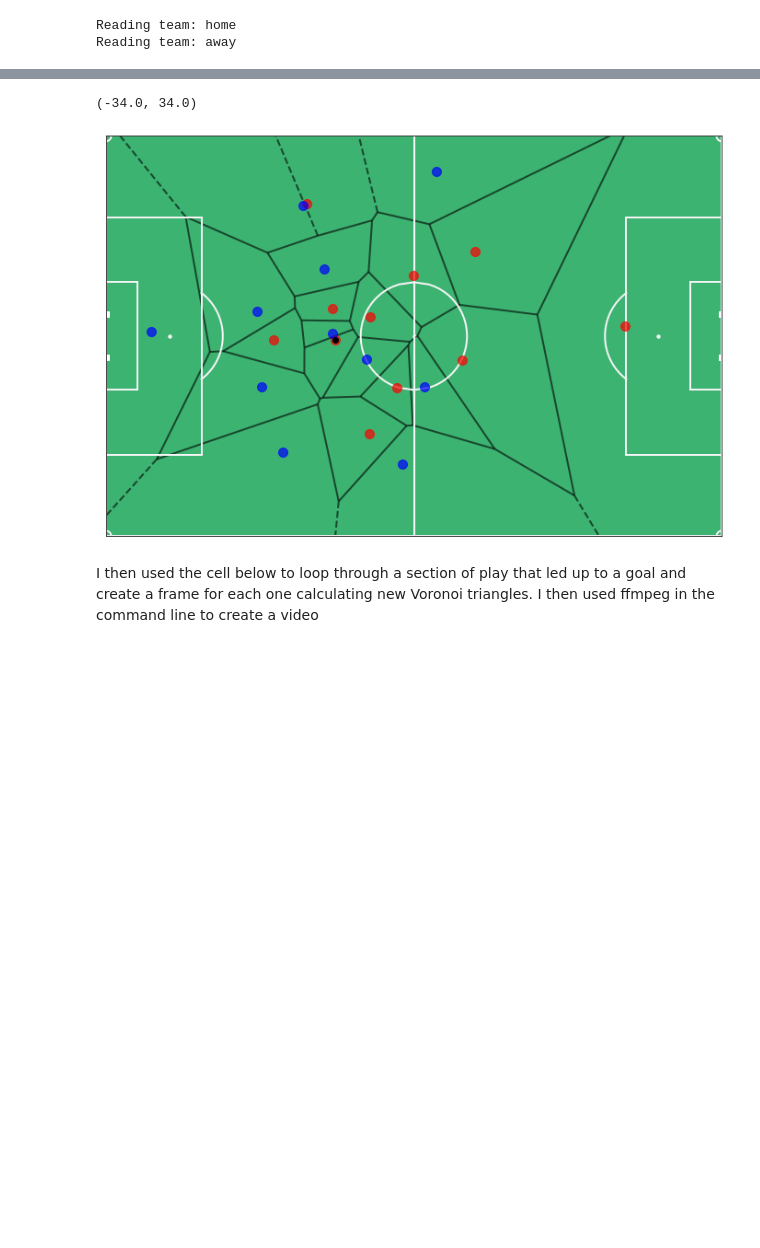
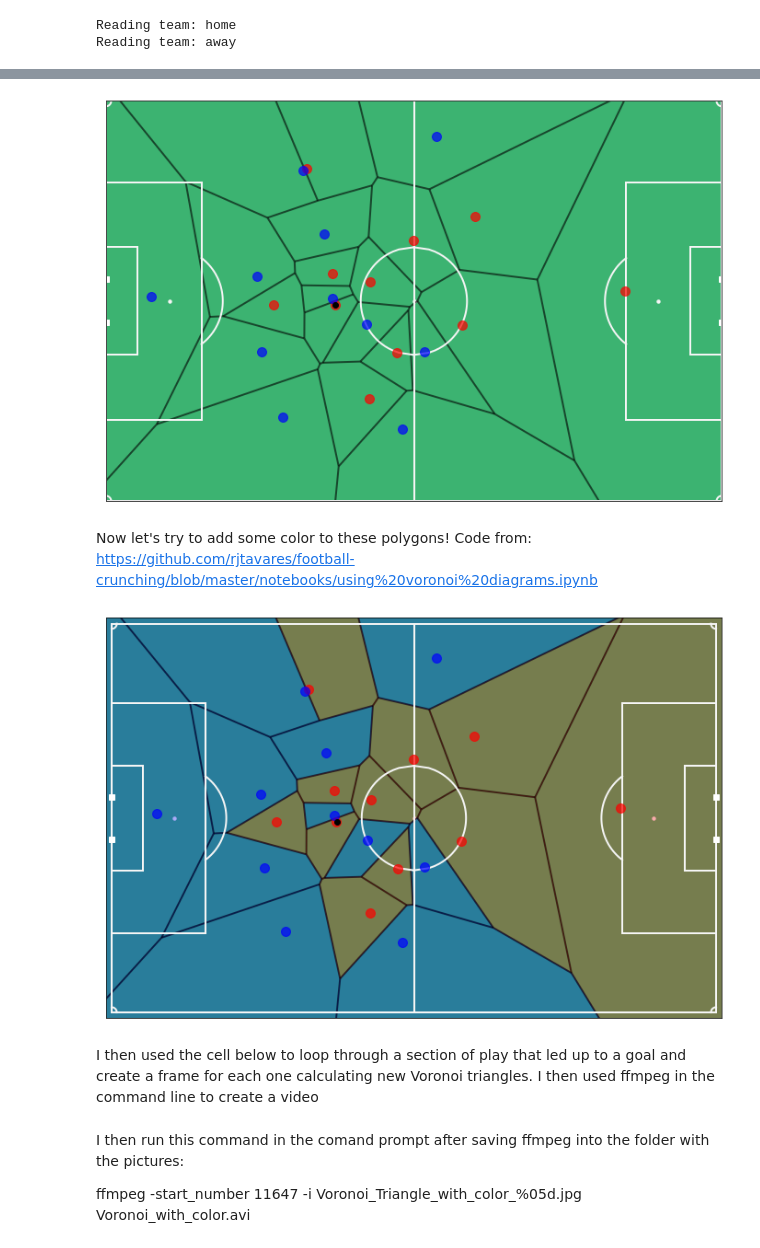
Before and after one commit to pOlson1/Soccer-Analytics, a Jupyter notebook: Voronoi Triangles.ipynb, the cells around one changed output, grey strips where cells are left out. Cells and saved outputs as stored; diff of their text form; code cells hidden in the pictures; blank space fills up the shorter version.

Commit message:
Added Team Colors
The polygons are now colored with their team's backgrounds. Code was taken from this github: https://github.com/rjtavares/football-crunching/tree/master/notebooks

```diff
--- a/Voronoi Triangles.ipynb
+++ b/Voronoi Triangles.ipynb
@@ -37,6 +39,16 @@ for team in teams:
         else:
             y_columns.append(team.loc[11647][x+2])
 
+# Here comes the most ineffience thing ever, but I was experimenting and too lazy to change it...
+x_columns.append(5300)
+x_columns.append(5300)
+x_columns.append(-5300)
+x_columns.append(-5300)
+y_columns.append(3400)
+y_columns.append(-3400)
+y_columns.append(3400)
+y_columns.append(-3400)
+
 ball_x = tracking_home.loc[11647][30]
 ball_y = tracking_home.loc[11647][31]
 
@@ -75,9 +87,37 @@ ax.set_ylim([-34, 34])
 
 # Save the picture
 #plt.savefig("Voronoi_Triangle.jpg")
+plt.show()
 # %% [output]
-(-34.0, 34.0)
 [figure]
+# %% [markdown]
+Now let's try to add some color to these polygons! Code from: https://github.com/rjtavares/football-crunching/blob/master/notebooks/using%20voronoi%20diagrams.ipynb
+# %%
+colors = ['red']*11 + ['blue']*11
+
+fig, ax = mviz.plot_frame(tracking_home.loc[11647], tracking_away.loc[11647])
+# Create and plot the triangles
+vor = Voronoi(dists)
+df = pd.DataFrame(colors)
+df['region'] = vor.point_region[:-4]
+fig = voronoi_plot_2d(vor,show_points=False, show_vertices=False, line_colors='black',
+                      line_width=2, line_alpha=0.6, point_size=2, ax=ax)
+
+for index, region in enumerate(vor.regions):
+        if not -1 in region:
+            if len(region)>0:
+                pl = df[df['region']==index]
+                polygon = Polygon([vor.vertices[i] for i in region])
+                color = pl[0].values[0]
+                x, y = polygon.exterior.xy
+                plt.fill(x, y, c=color, alpha=0.30)
+
+ax.set_xlim(-54,54)
+ax.set_ylim(-35, 35)
+
+plt.show()
+# %% [output]
+[figure, added]
 # %% [markdown]
 I then used the cell below to loop through a section of play that led up to a goal and create a frame for each one calculating new Voronoi triangles. I then used ffmpeg in the command line to create a video
 # %%
@@ -108,0 +205,4 @@ I then used the cell below to loop through a section of play that led up to a go
+# %% [markdown]
+I then run this command in the comand prompt after saving ffmpeg into the folder with the pictures:
+
+ffmpeg -start_number 11647 -i Voronoi_Triangle_with_color_%05d.jpg Voronoi_with_color.avi
```
Also changed, not shown: parts of 3 cells of this notebook.
